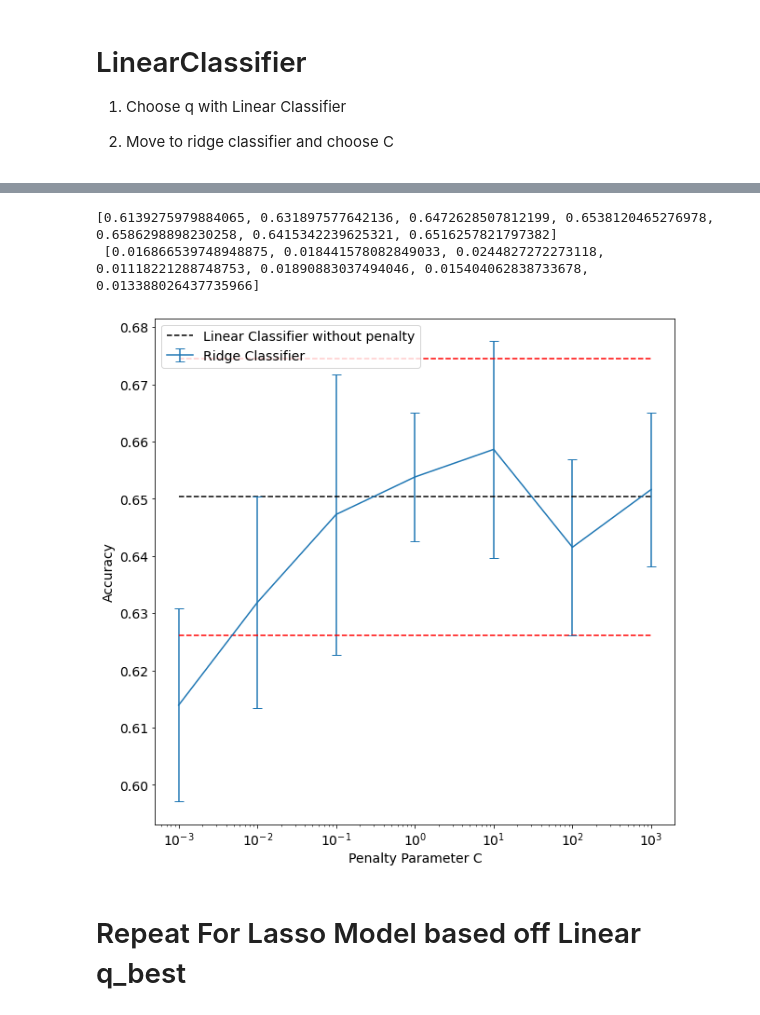
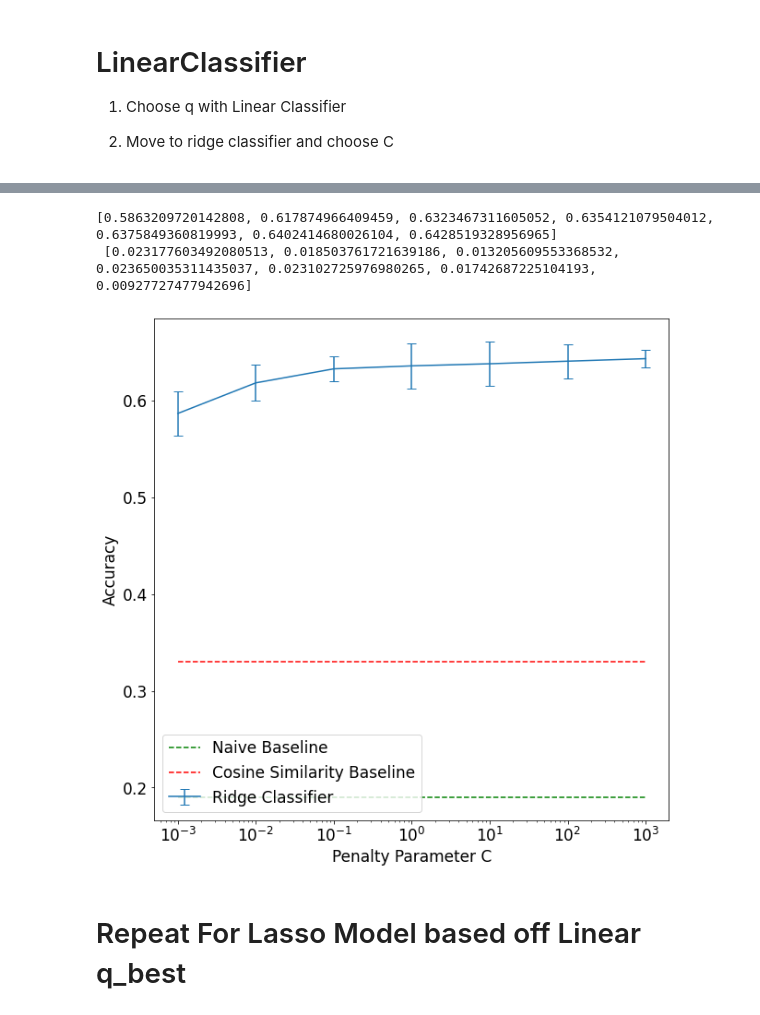
Before and after one commit to AlexSanfilippo/ML-Group-Project-Spotify, a Jupyter notebook: Data_Scripts/BasicModelsV2.0.ipynb, the cells around one changed output, grey strips where cells are left out. Drawn from its saved outputs; the diff is of its cells as text; code cells hidden in the pictures.

```diff
--- a/Data_Scripts/BasicModelsV2.0.ipynb
+++ b/Data_Scripts/BasicModelsV2.0.ipynb
@@ -119,6 +116,7 @@ from sklearn.preprocessing import StandardScaler #Rescale data
 # %% [markdown]
 # Useful User-defined Functions
 # %%
+# Appends accuracy and error
 def fit_and_score_model(input_model, X, Y, accuracy, accuracy_err, kf):
     scores=[]
     for train, test in kf.split(X):
@@ -129,7 +127,7 @@ def fit_and_score_model(input_model, X, Y, accuracy, accuracy_err, kf):
     accuracy_err.append( np.array(scores).std())
     return accuracy, accuracy_err
 
-
+# Returns accuracy and error for each q in q_poly
 def fit_and_score_for_Q(input_model, X, Y, q_poly, kf):
     accuracy=[]
     accuracy_err=[]
@@ -146,3 +144,13 @@ def fit_and_score_for_Q(input_model, X, Y, q_poly, kf):
         accuracy_err.append( np.array(scores).std())
 
     return accuracy, accuracy_err
+
+
+# Plotting baseline for most common, and cosine similarity models
+def plot_baselines(x_range):
+    x0=x_range[0]
+    x1=x_range[-1]
+    plt.hlines(0.19, x0, x1, linestyles="dashed", color="green", label="Naive Baseline")
+    plt.hlines(0.33, x0, x1, linestyles="dashed", color="red", label="Cosine Similarity Baseline")
+
+#plt.hlines( lin_acc + lin_acc_err, Cs[0], Cs[-1], linestyles="dashed", color="red")
@@ -252,6 +230,8 @@ Best accuracy from Basic Linear Classifier = [0.650327 +- 0.024120]
 # %%
 from sklearn.linear_model import RidgeClassifier
 #Tuning hyperparameter C now, with q_best
+
+#Chose instead to imitate Ridge with L2 Penalty on Logistic Classifier
 
 ################################
 
@@ -259,37 +239,44 @@ Xpoly = PolynomialFeatures(q_best, include_bias=False).fit_transform(X)
 
 #Range of penalty parameters, scaling up by *10
 Cs = [0.001,0.01,0.1, 1, 10,100,1000]
 
 accuracy=[]
 accuracy_err=[]
 for c in Cs:
     pipe = make_pipeline(StandardScaler(), \
             RidgeClassifier(alpha = 1/c ))
 
+    #pipe= make_pipeline(StandardScaler(),\
+     #                 LogisticRegression(penalty="l2", C=c, multi_class="multinomial"))
+
     accuracy, accuracy_err = fit_and_score_model(pipe, Xpoly, Y, accuracy, accuracy_err, kf)
 
 print(accuracy, "\n", accuracy_err)
 
 plt.errorbar(Cs, accuracy, yerr=accuracy_err, capsize=5, label="Ridge Classifier")
+plot_baselines(Cs)
+"""
 plt.hlines( lin_acc + lin_acc_err, Cs[0], Cs[-1], linestyles="dashed", color="red")
 plt.hlines( lin_acc, Cs[0], Cs[-1], linestyles="dashed", color="black", label="Linear Classifier without penalty")
 plt.hlines( lin_acc - lin_acc_err, Cs[0], Cs[-1], linestyles="dashed", color="red")
+"""
+
 
 plt.xticks(Cs)
 plt.xscale("log")
 
 plt.xlabel("Penalty Parameter C")
 plt.ylabel("Accuracy")
 plt.legend()
 #plt.title("Accuracy for Linear-Ridge")
 
-#plt.savefig("../Images/RidgeClassifier_NormalParams.png")
+#plt.savefig("../Images/RidgeClassifier.png")
 plt.show()
 #C=1, qbest=3
 # %% [output]
-[0.6139275979884065, 0.631897577642136, 0.6472628507812199, 0.6538120465276978, 0.6586298898230258, 0.6415342239625321, 0.6516257821797382]
- [0.016866539748948875, 0.018441578082849033, 0.0244827272273118, 0.01118221288748753, 0.01890883037494046, 0.015404062838733678, 0.013388026437735966]
+[0.5863209720142808, 0.617874966409459, 0.6323467311605052, 0.6354121079504012, 0.6375849360819993, 0.6402414680026104, 0.6428519328956965]
+ [0.023177603492080513, 0.018503761721639186, 0.013205609553368532, 0.023650035311435037, 0.023102725976980265, 0.01742687225104193, 0.00927727477942696]
-[figure, old version]
+[figure, new version]
 # %% [markdown]
 # Repeat For Lasso Model based off Linear q_best
 # %%
```
Also changed, not shown: parts of 29 cells of this notebook, 10 other files.
